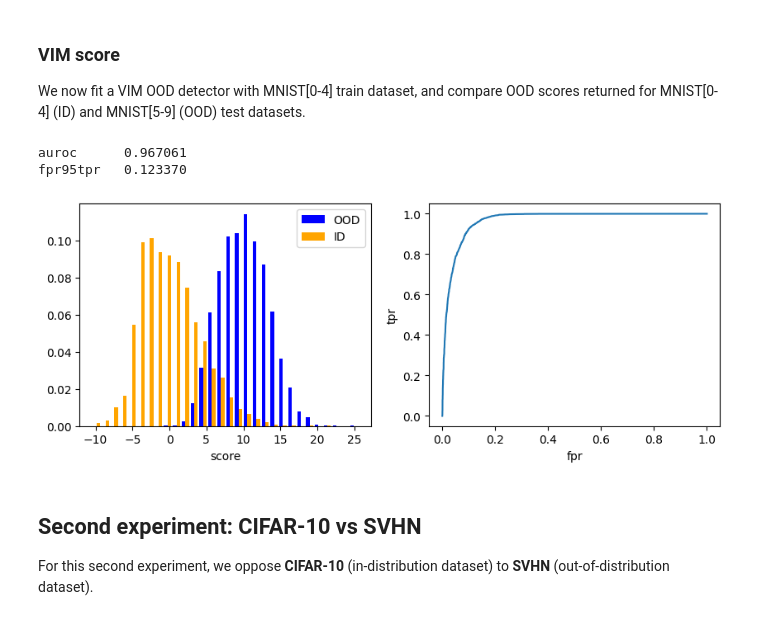
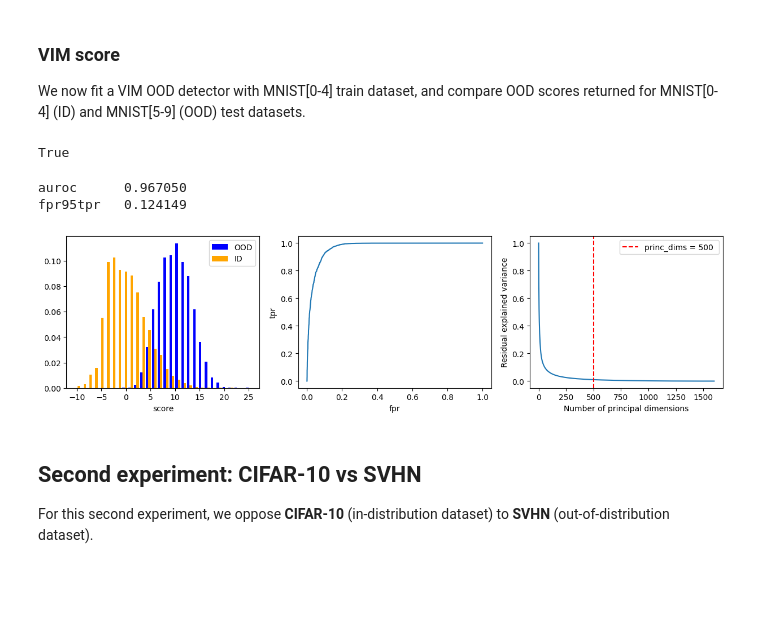
Before and after one commit to deel-ai/oodeel, a Jupyter notebook: docs/notebooks/tensorflow/demo_vim_tf.ipynb, the cells around one changed output. Saved outputs shown, nothing was run; the diff lists cells and outputs as text; code cells hidden in the pictures; blank space fills up the shorter version.

Commit message:
docs: update vim notebooks with new plot_spectrum

```diff
--- a/docs/notebooks/tensorflow/demo_vim_tf.ipynb
+++ b/docs/notebooks/tensorflow/demo_vim_tf.ipynb
@@ -118,6 +118,14 @@ Test accuracy:  0.9965
 
 We now fit a VIM OOD detector with MNIST[0-4] train dataset, and compare OOD scores
 returned for MNIST[0-4] (ID) and MNIST[5-9] (OOD) test datasets.
+# %%
+from typing import get_args, Type, Union
+
+from oodeel.types import DatasetType
+
+isinstance(ds_in, get_args(Union[Type[tf.data.Dataset], Type[tf.data.Dataset]]))
+# %% [output]
+True
 # %%
 # === VIM scores ===
 vim = VIM(princ_dims=500)
@@ -128,40 +136,41 @@ scores_out = vim.score(ds_out)
 # === Metrics===
 # auroc / fpr95
 metrics = bench_metrics(
     (scores_in, scores_out),
     metrics=["auroc", "fpr95tpr"],
 )
 for k, v in metrics.items():
     print(f"{k:<10} {v:.6f}")
 
 # ROC
 fpr, tpr, _, _ = get_curve(
     scores=np.concatenate([scores_in, scores_out]),
     labels=np.concatenate([scores_in * 0 + 0, scores_out * 0 + 1]),
 )
 
 # Plot histograms of OOD scores and ROC
-# plot hists / roc
-plt.figure(figsize=(10, 3.5))
-plt.subplot(121)
+plt.figure(figsize=(15, 3.5))
+plt.subplot(131)
 plt.hist(
     x=(scores_out, scores_in),
     bins=30,
     color=("blue", "orange"),
     label=("OOD", "ID"),
     density=True,
 )
 plt.xlabel("score")
 plt.legend()
-plt.subplot(122)
+plt.subplot(132)
 plt.plot(fpr, tpr)
 plt.xlabel("fpr")
 plt.ylabel("tpr")
+plt.subplot(133)
+vim.plot_spectrum()
 plt.show()
 # %% [output]
-auroc      0.967061
-fpr95tpr   0.123370
+auroc      0.967050
+fpr95tpr   0.124149
-[figure, old version]
+[figure, new version]
 # %% [markdown]
 ## Second experiment: CIFAR-10 vs SVHN
 
```
Also changed, not shown: parts of 3 cells of this notebook, 1 other file.
